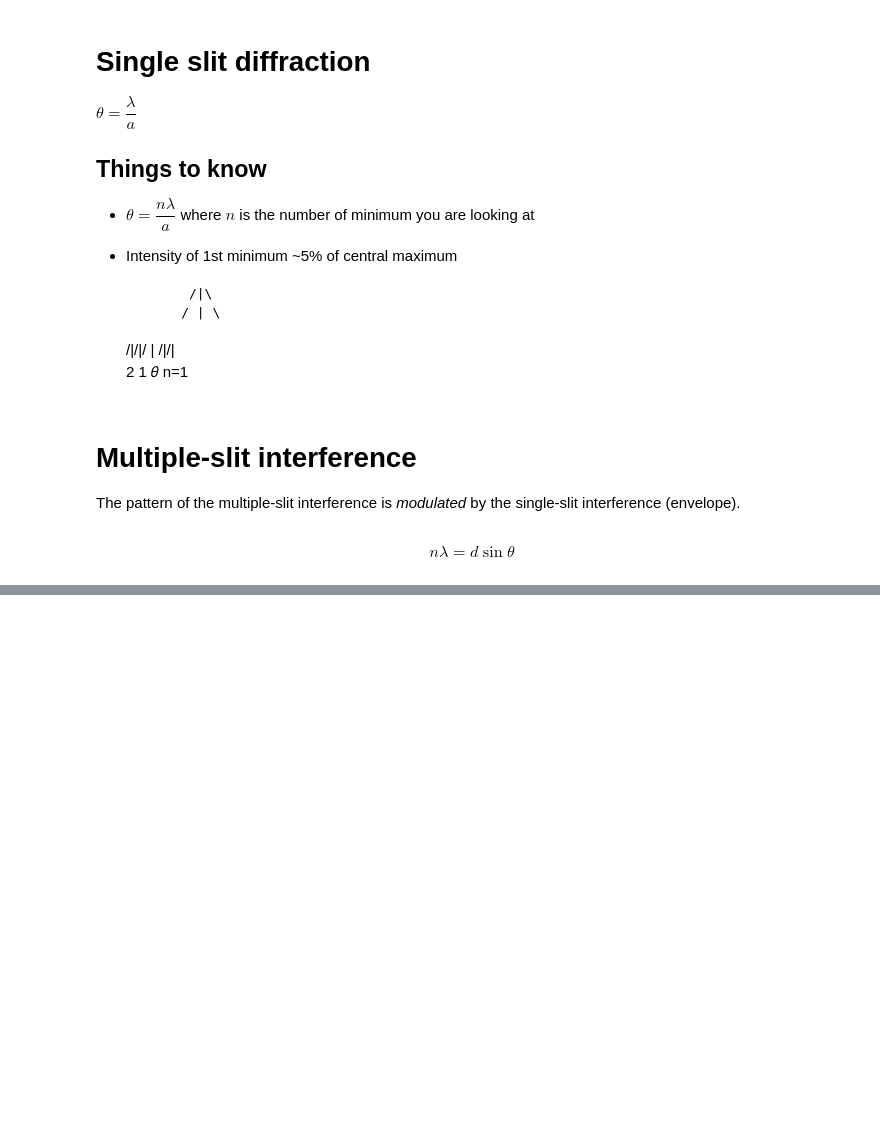
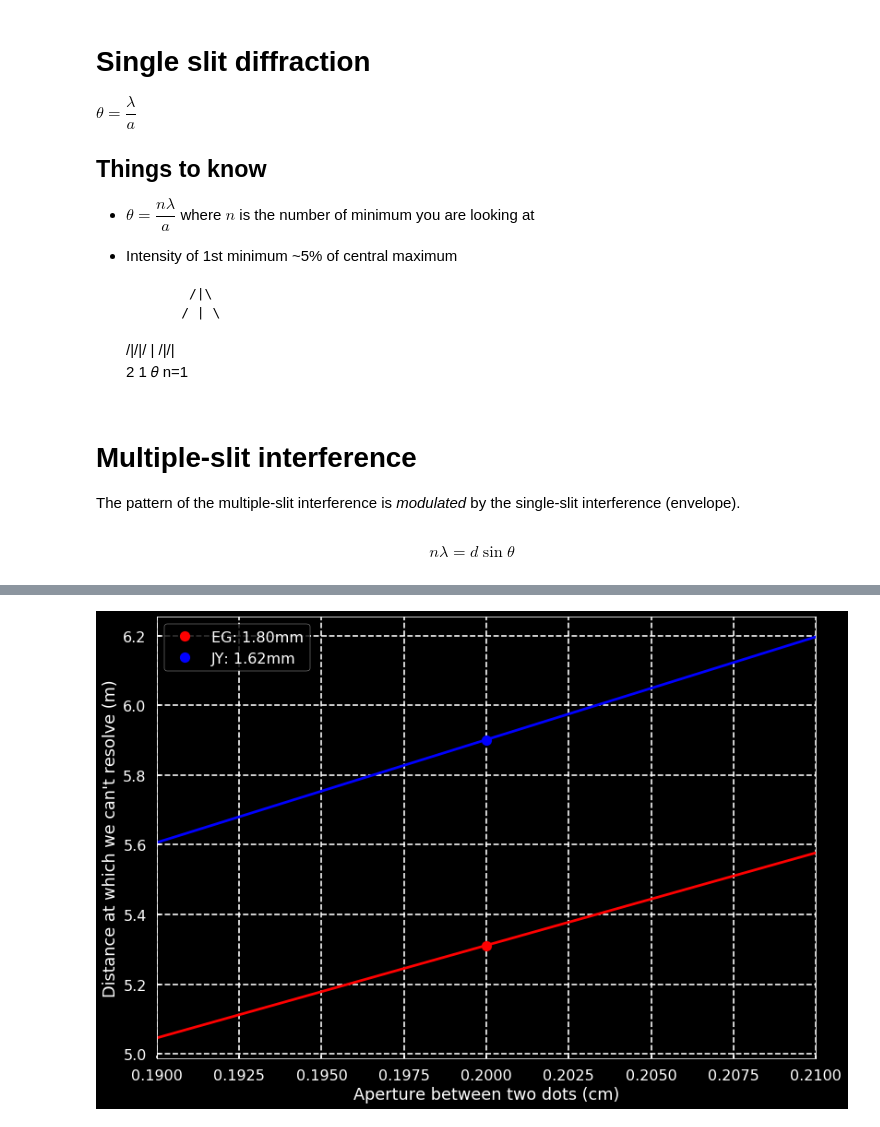
Before and after one commit to Pyxidatol-C/IB, a Jupyter notebook: notes/PHY/9-wave-phenomena.ipynb, the cells around one changed output, grey strips where cells are left out. Drawn from its saved outputs; the diff is of its cells as text; code cells hidden in the pictures; blank space fills up the shorter version.

```diff
--- a/notes/PHY/9-wave-phenomena.ipynb
+++ b/notes/PHY/9-wave-phenomena.ipynb
@@ -46,0 +90,23 @@ A phenomenon that causes iridescence.
+# %%
+import matplotlib.pyplot as plt
+import numpy as np
+
+plt.style.use(['bmh', 'dark_background', 'seaborn-poster'])
+# %%
+plt.plot(0.2, .59 * 9, 'ro', label=f"EG: 1.80mm")
+plt.plot(0.2, .59 * 10, 'bo', label="JY: 1.62mm")
+
+plt.xlim(0.19, 0.21)
+
+xs = np.linspace(0.19, 0.21)
+plt.plot(xs, 2e-3 / (1.22 * 500e-9) * 1.62e-2 * xs / 2, 'r')
+plt.plot(xs, 2e-3 / (1.22 * 500e-9) * 1.80e-2 * xs / 2, 'b')
+
+plt.xlabel("Aperture between two dots (cm)")
+plt.ylabel("Distance at which we can't resolve (m)")
+
+plt.legend()
+
+plt.show()
+# %% [output]
+[figure, added]
```
Also changed, not shown: parts of 3 cells of this notebook, 1 other file.
